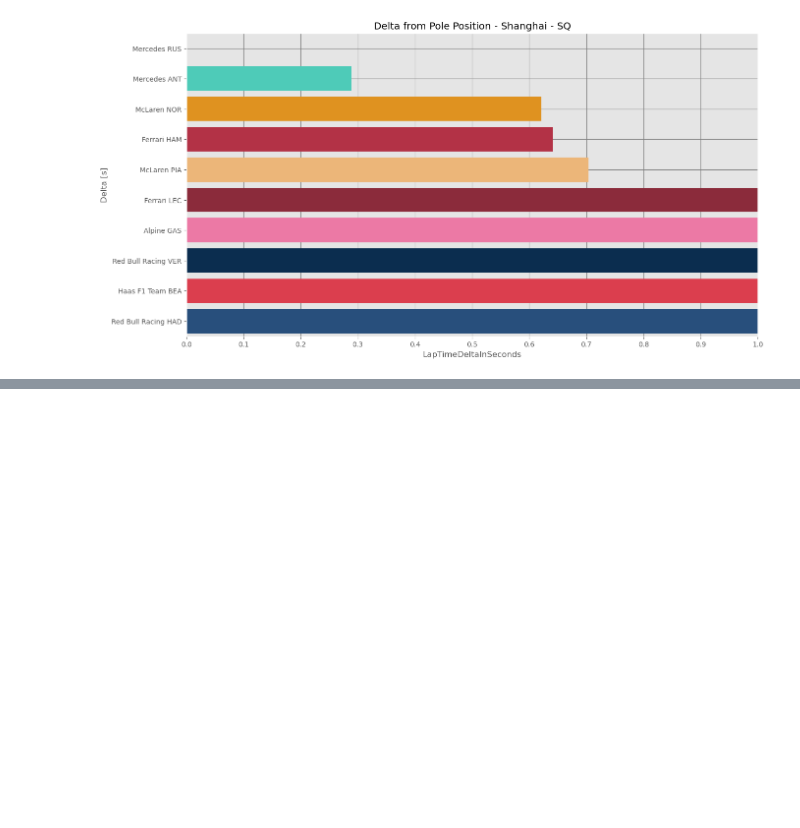
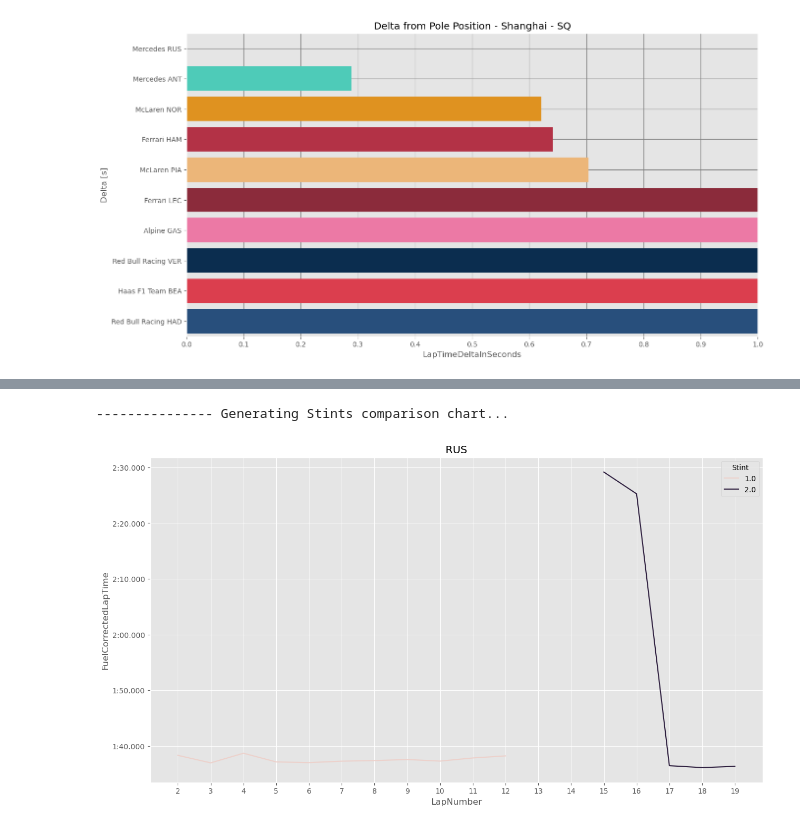
Before and after one commit to prime-249/F1-Weekend-Analysis, a Jupyter notebook: 2026/2.Shanghai.ipynb, the cells around one changed output, grey strips where cells are left out. Cells and saved outputs as stored; diff of their text form; code cells hidden in the pictures; blank space fills up the shorter version.

Commit message:
More charts, analysis sprint race shanghai, lap time formatter applied to all charts

```diff
--- a/2026/2.Shanghai.ipynb
+++ b/2026/2.Shanghai.ipynb
@@ -41,0 +44,2 @@ sq.chart_delta_from_pole()
+# %%
+sr = Session('Shanghai', 'Sprint', 2026)
@@ -41,0 +69,5 @@ sq.chart_delta_from_pole()
+# %%
+sr.chart_stint_comparison('RUS')
+# %% [output]
+--------------- Generating Stints comparison chart...
+[figure, added]
```
Also changed, not shown: parts of 7 cells of this notebook, 11 other files.
